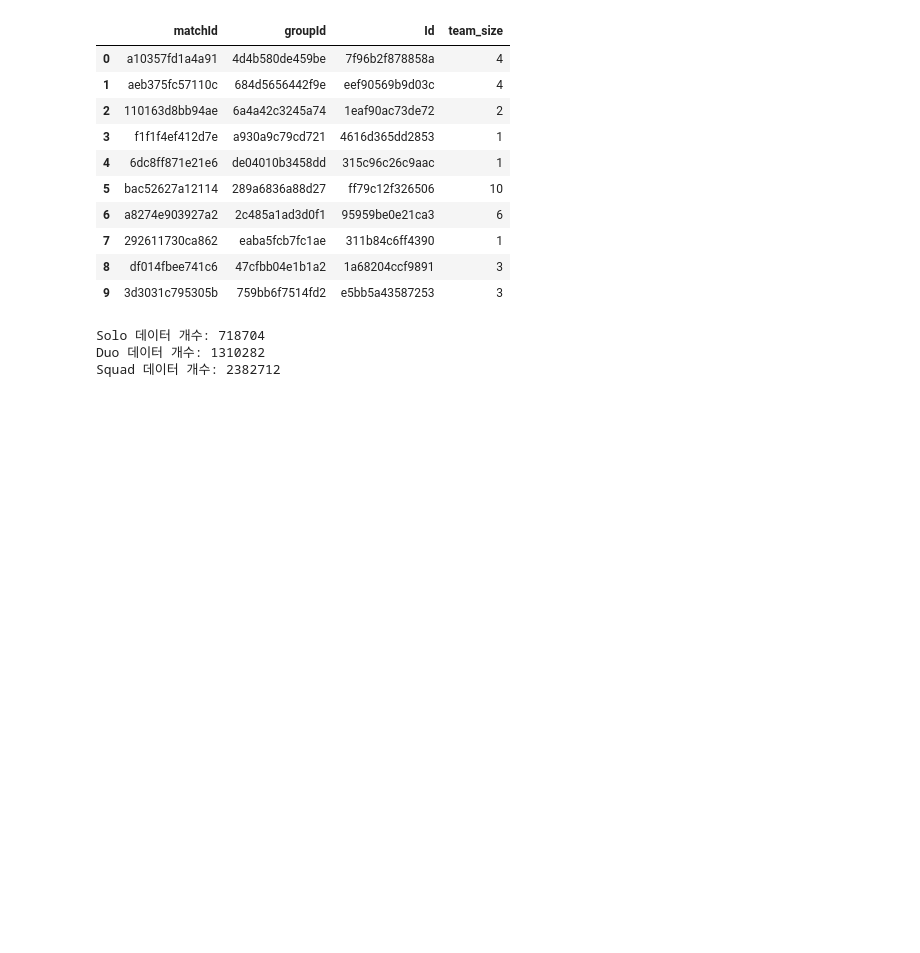
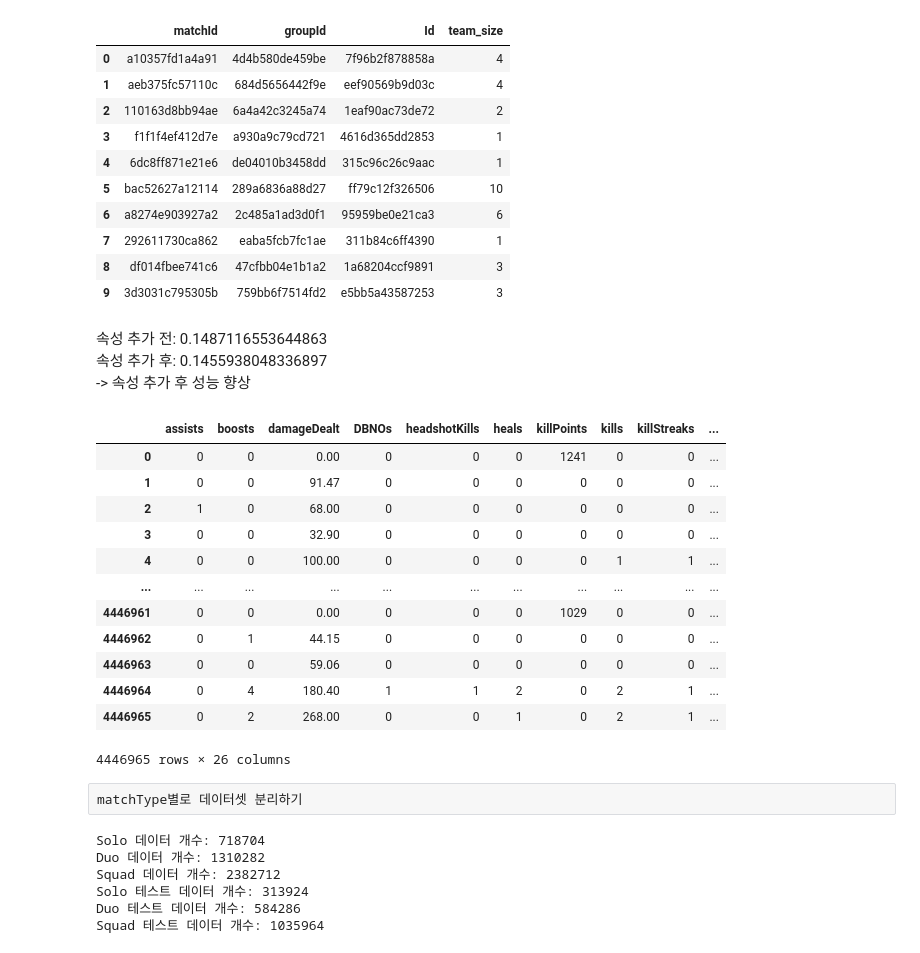
Before and after one commit to p-garden/data-solution, a Jupyter notebook: BATTLRGROUND/notebooke3a40bfc51.ipynb, the cells around one changed output. Saved outputs shown, nothing was run; the diff lists cells and outputs as text; code cells hidden in the pictures; blank space fills up the shorter version.

```diff
--- a/BATTLRGROUND/notebooke3a40bfc51.ipynb
+++ b/BATTLRGROUND/notebooke3a40bfc51.ipynb
@@ -345,8 +297,31 @@ train[['matchId', 'groupId', 'Id', 'team_size']].drop_duplicates().head(10)
 | 7 | 292611730ca862 | eaba5fcb7fc1ae | 311b84c6ff4390 | 1 |
 | 8 | df014fbee741c6 | 47cfbb04e1b1a2 | 1a68204ccf9891 | 3 |
 | 9 | 3d3031c795305b | 759bb6f7514fd2 | e5bb5a43587253 | 3 |
+# %% [markdown]
+속성 추가 전: 0.1487116553644863
+속성 추가 후: 0.1455938048336897
+-> 속성 추가 후 성능 향상
+# %%
+train = train.drop(columns=['Id', 'groupId', 'matchId'])
+train
+# %% [output]
+|  | assists | boosts | damageDealt | DBNOs | headshotKills | heals | killPoints | kills | killStreaks | ... |
+| 0 | 0 | 0 | 0.00 | 0 | 0 | 0 | 1241 | 0 | 0 | ... |
+| 1 | 0 | 0 | 91.47 | 0 | 0 | 0 | 0 | 0 | 0 | ... |
+| 2 | 1 | 0 | 68.00 | 0 | 0 | 0 | 0 | 0 | 0 | ... |
+| 3 | 0 | 0 | 32.90 | 0 | 0 | 0 | 0 | 0 | 0 | ... |
+| 4 | 0 | 0 | 100.00 | 0 | 0 | 0 | 0 | 1 | 1 | ... |
+| ... | ... | ... | ... | ... | ... | ... | ... | ... | ... | ... |
+| 4446961 | 0 | 0 | 0.00 | 0 | 0 | 0 | 1029 | 0 | 0 | ... |
+| 4446962 | 0 | 1 | 44.15 | 0 | 0 | 0 | 0 | 0 | 0 | ... |
+| 4446963 | 0 | 0 | 59.06 | 0 | 0 | 0 | 0 | 0 | 0 | ... |
+| 4446964 | 0 | 4 | 180.40 | 1 | 1 | 2 | 0 | 2 | 1 | ... |
+| 4446965 | 0 | 2 | 268.00 | 0 | 0 | 1 | 0 | 2 | 1 | ... |
+4446965 rows × 26 columns
+# %% [raw]
+matchType별로 데이터셋 분리하기
 # %%
-데이터 전처리 과정이 남았기에 마지막에 분리 진행
+#데이터 전처리 과정이 남았기에 마지막에 분리 진행
 
 # Solo 데이터
 solo_types = ['solo', 'solo-fpp']
@@ -382,3 +357,6 @@ print("Squad 테스트 데이터 개수:", len(squad_test))
 Solo 데이터 개수: 718704
 Duo 데이터 개수: 1310282
 Squad 데이터 개수: 2382712
+Solo 테스트 데이터 개수: 313924
+Duo 테스트 데이터 개수: 584286
+Squad 테스트 데이터 개수: 1035964
```
Also changed, not shown: parts of 37 cells of this notebook.
